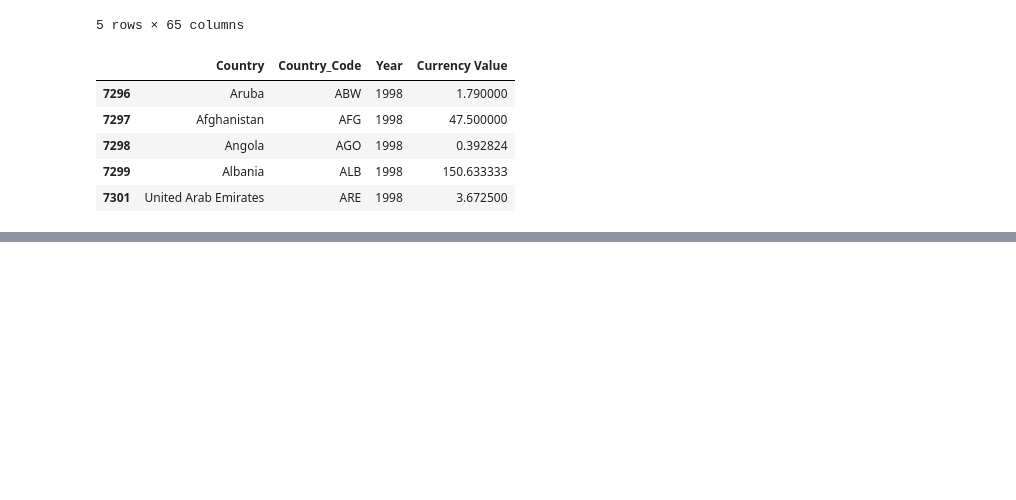
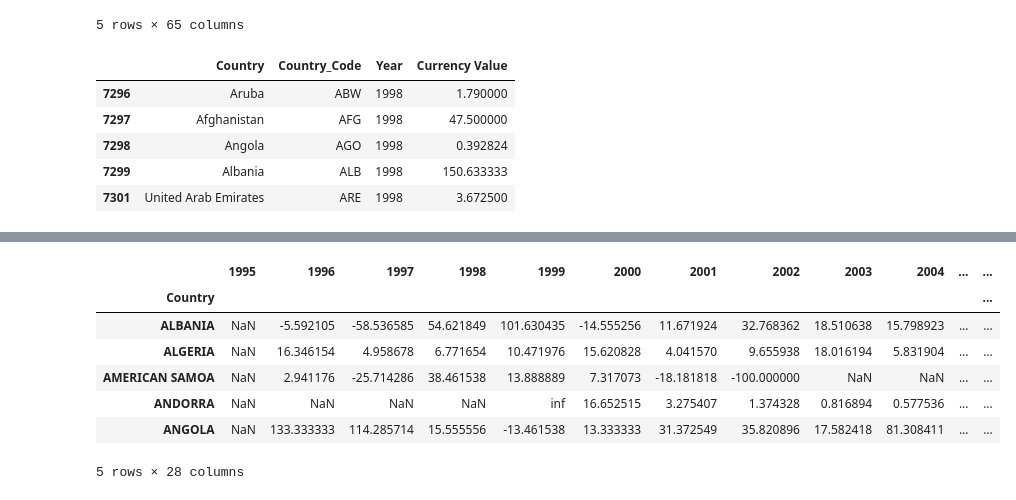
Before and after one commit to scottstossel/datasci-209-final-project, a Jupyter notebook: notebooks/final_currency_vis.ipynb, the cells around one changed output, grey strips where cells are left out. Saved outputs shown, nothing was run; the diff lists cells and outputs as text; code cells hidden in the pictures; blank space fills up the shorter version.

```diff
--- a/notebooks/final_currency_vis.ipynb
+++ b/notebooks/final_currency_vis.ipynb
@@ -200,3 +200,16 @@ line_with_tooltips
 currency_map.save("currency_map.html")
 # %%
 line_with_tooltips.save("currency_line_chart.html")
+# %%
+arrivals_df = pd.read_csv("../data/export/df_cleaned_Inbound_Tourism_Arrivals.csv")
+df_visitors_pct = arrivals_df.set_index('Country').pct_change(axis=1) * 100
+df_visitors_pct.head()
+# %% [output]
+|  | 1995 | 1996 | 1997 | 1998 | 1999 | 2000 | 2001 | 2002 | 2003 | 2004 | ... | ... |
+| Country |  |  |  |  |  |  |  |  |  |  |  | ... |
+| ALBANIA | NaN | -5.592105 | -58.536585 | 54.621849 | 101.630435 | -14.555256 | 11.671924 | 32.768362 | 18.510638 | 15.798923 | ... | ... |
+| ALGERIA | NaN | 16.346154 | 4.958678 | 6.771654 | 10.471976 | 15.620828 | 4.041570 | 9.655938 | 18.016194 | 5.831904 | ... | ... |
+| AMERICAN SAMOA | NaN | 2.941176 | -25.714286 | 38.461538 | 13.888889 | 7.317073 | -18.181818 | -100.000000 | NaN | NaN | ... | ... |
+| ANDORRA | NaN | NaN | NaN | NaN | inf | 16.652515 | 3.275407 | 1.374328 | 0.816894 | 0.577536 | ... | ... |
+| ANGOLA | NaN | 133.333333 | 114.285714 | 15.555556 | -13.461538 | 13.333333 | 31.372549 | 35.820896 | 17.582418 | 81.308411 | ... | ... |
+5 rows × 28 columns
```
Also changed, not shown: parts of 3 cells of this notebook, 1 other file.
